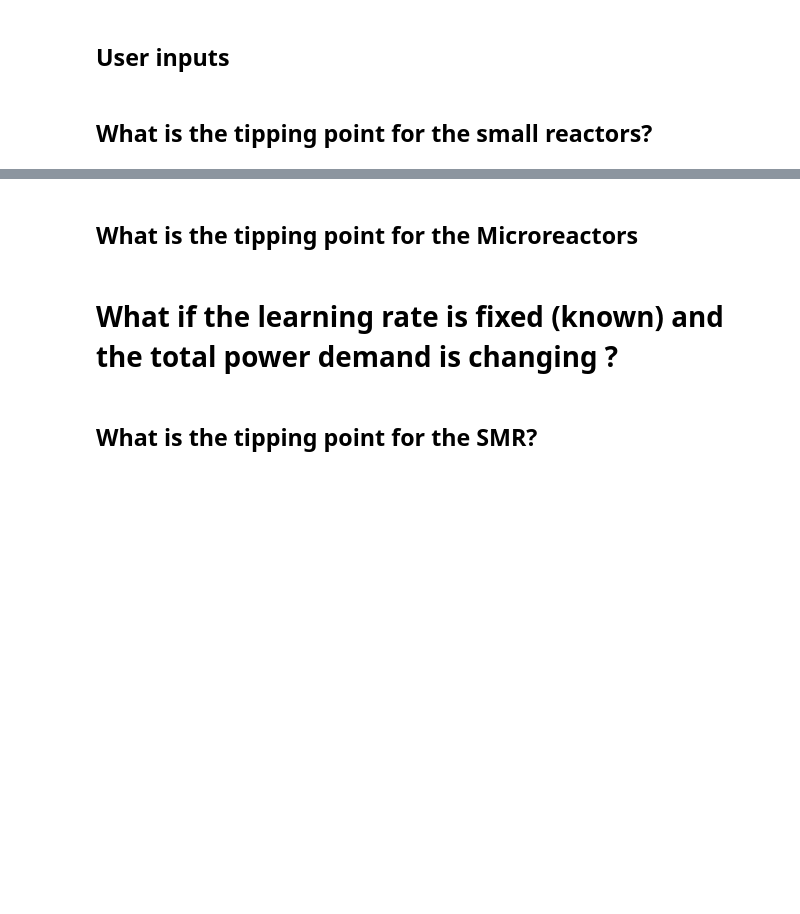
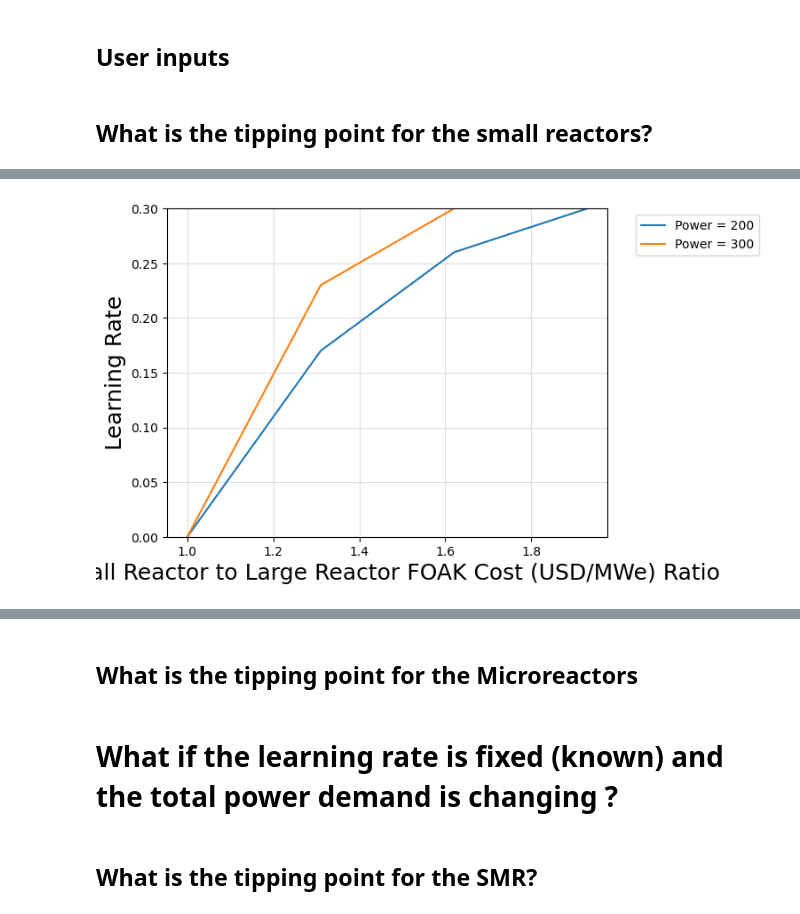
Before and after one commit to BotrosHanna-INL/nuc_DataCenters, a Jupyter notebook: dataCenters.ipynb, the cells around one changed output, grey strips where cells are left out. Saved outputs shown, nothing was run; the diff lists cells and outputs as text; code cells hidden in the pictures; blank space fills up the shorter version.

Commit message:
fix errors

```diff
--- a/dataCenters.ipynb
+++ b/dataCenters.ipynb
@@ -308,0 +225,99 @@ plt.show()
+# %%
+# fig = plt.figure(figsize=(12, 6))
+for PP in [200, 300]:
+    tipping_lr_save = []
+    FOAK_cost_save = []
+
+
+    for FOAK_cost in np.linspace(1, 10, 30):
+        lr_save = []
+        cost_error_save = []
+
+        for n in range(Cost_sampling.shape[0]):
+            row1 = Cost_sampling[n]
+            power1 = row1[0]
+            initial_cost = row1[2]
+            final_cost = row1[-1]
+            learning_rate = row1[1]
+
+
+            if abs( power1 - PP) < P_interval :
+                if abs( FOAK_cost  - initial_cost ) < SR_to_Large_interval:
+                    if abs((final_cost - 1)) < cost_tolerance: # final cost should be as close to 1
+                        cost_error = abs((final_cost - 1))
+                        lr_save.append(learning_rate)
+                        cost_error_save.append(cost_error)
+                        FOAK_cost_save.append(FOAK_cost)
+
+        # print(PP, FOAK_cost)
+        # print(lr_save)
+        # print(cost_error_save)
+        try:
+            min_error_index = cost_error_save.index(min(cost_error_save))
+            tipping_lr = lr_save[ min_error_index]
+            tipping_lr_save.append(tipping_lr )
+        except:
+            break
+                        # print( cost_error_save)
+
+
+    # print(tippling_lr_save)
+    # print(np.unique(FOAK_cost_save))
+    x = np.unique(FOAK_cost_save)
+    y = tipping_lr_save
+    # plt.scatter(np.unique(FOAK_cost_save),tipping_lr_save )
+    popt, pcov = curve_fit(lambda fx,a,b: a*fx**-b,  x,  y)
+    power_y = popt[0]*x**-popt[1]
+
+    plt.plot(x, y ,label = f"Power = {int(PP)}")
+    plt.legend(bbox_to_anchor=(1.05, 1.0), loc='upper left')
+
+
+
+# for PP in [   300]: #
+
+#     try:
+#         cost_list = []
+
+#         cost_error_old = 1 # this an initizalition of the cost error. This error happens because we search for the cost that is similar to large reactor (i.e = 1) but sometime we may have the cost to be 0.99 or 1.01 so we search for the minimum cost error
+#         for n in range(Cost_sampling.shape[0]):
+#             row1 = Cost_sampling[n]
+#             cost = row1[-1]
+#             power1 = row1[0]
+#             if abs( power1 - PP) < P_interval :
+#                 if abs(cost - 1) <  cost_tolerance :
+#                     cost_error_new = abs(cost - 1)
+#                     if  cost_error_new < cost_error_old
+
+
+#                     cost_list.append(row1)
+#         cost_array = (np.vstack(cost_list))
+
+#         # x = cost_array [:, 2] # initial cost
+#         # y = cost_array [:, 1] # LR
+
+#         # x_range = np.linspace (min(x), max(x),  int((max(x)-min(x))/SR_to_Large_interval))
+
+#         # popt, pcov = curve_fit(lambda fx,a,b: a*fx**-b,  x,  y)
+#         # power_y = popt[0]*x**-popt[1]
+#         # plt.scatter(x, y)
+#         # plt.plot(x, power_y ,label = f"Power = {int(PP)}")
+#         # plt.legend(bbox_to_anchor=(1.05, 1.0), loc='upper left')
+
+#     except:
+#         ...
+
+# Show the major grid and style it slightly.
+plt.grid(which='major', color='#DDDDDD', linewidth=0.8)
+# # # Show the minor grid as well. Style it in very light gray as a thin,
+# # # dotted line.
+plt.grid(which='minor', color='#EEEEEE', linestyle=':', linewidth=0.5)
+
+plt.xlabel('Small Reactor to Large Reactor FOAK Cost (USD/MWe) Ratio', fontsize=18)
+plt.ylabel('Learning Rate', fontsize=18)
+plt.ylim(0, 0.3)
+
+plt.show()
+
+# cost_array 0 0.003141581218053191  0.003141581218053191
+# %% [output]
@@ -308,0 +333 @@ plt.show()
+[figure, added]
```
Also changed, not shown: parts of 9 cells of this notebook, 1 other file.
